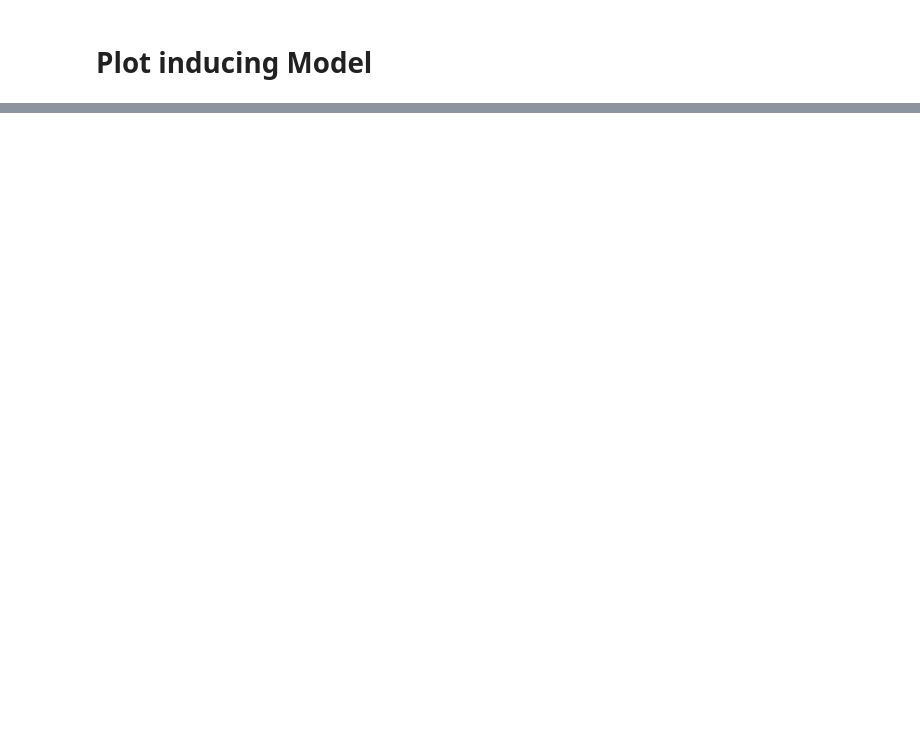
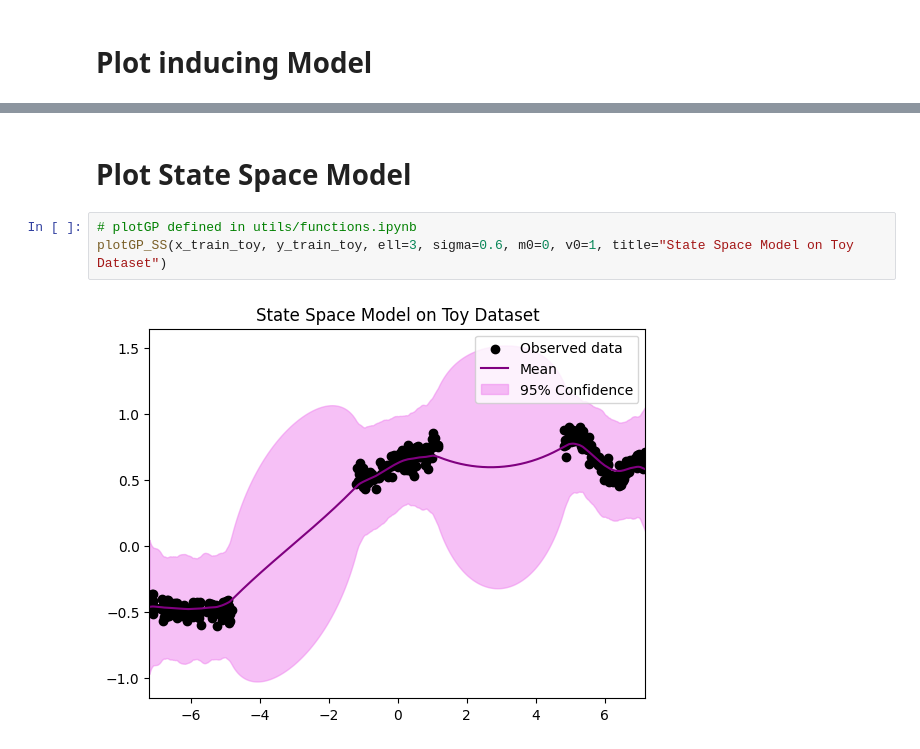
Before and after one commit to Sabelz/Master_Thesis_Alexander, a Jupyter notebook: GPs/ToyGPs.ipynb, the cells around one changed output, grey strips where cells are left out. Saved outputs shown, nothing was run; the diff lists cells and outputs as text; blank space fills up the shorter version.

Commit message:
State Space Model

```diff
--- a/GPs/ToyGPs.ipynb
+++ b/GPs/ToyGPs.ipynb
@@ -128,0 +164,7 @@ plotGP(x_train_toy, y_train_toy, inducing_model_toy, inducing_likelihood_toy, "I
+# %% [markdown]
+# Plot State Space Model
+# %%
+# plotGP defined in utils/functions.ipynb
+plotGP_SS(x_train_toy, y_train_toy, ell=3, sigma=0.6, m0=0, v0=1, title="State Space Model on Toy Dataset")
+# %% [output]
+[figure, added]
```
Also changed, not shown: parts of 7 cells of this notebook.
